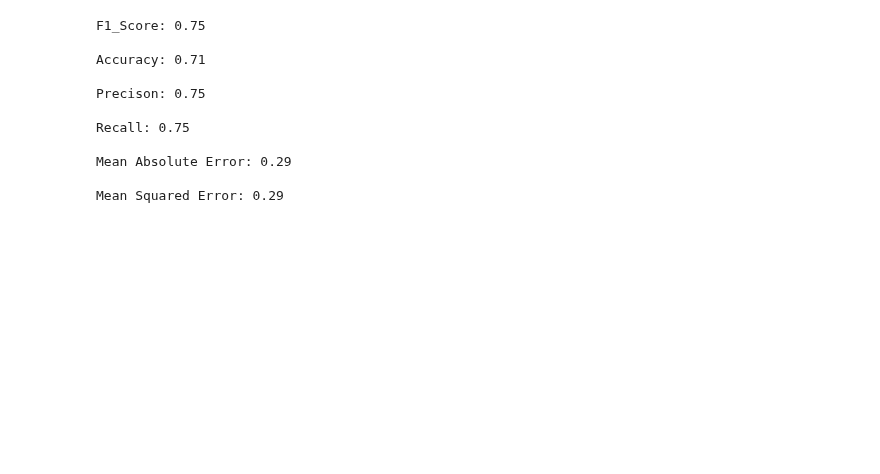
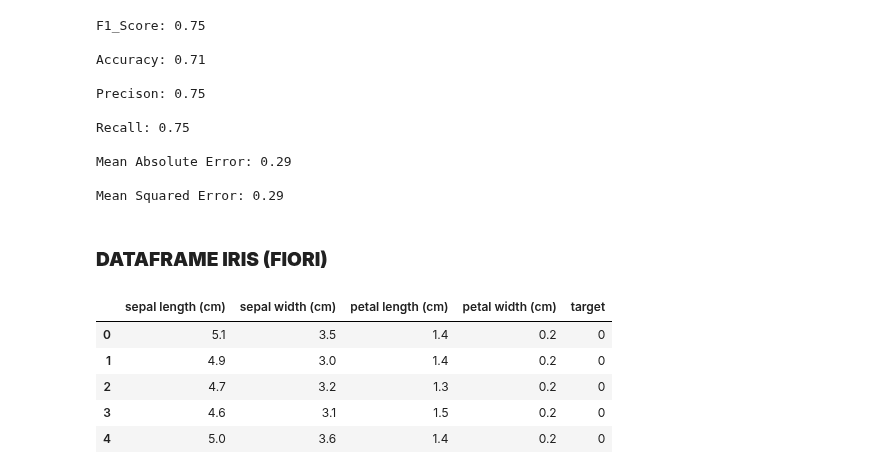
Before and after one commit to FabioBiit/ML_SCRIPTS, a Jupyter notebook: NOTEBOOKS/ML_NOTEBOOK.ipynb, the cells around one changed output. Cells and saved outputs as stored; diff of their text form; code cells hidden in the pictures; blank space fills up the shorter version.

```diff
--- a/NOTEBOOKS/ML_NOTEBOOK.ipynb
+++ b/NOTEBOOKS/ML_NOTEBOOK.ipynb
@@ -50,3 +50,40 @@ Recall: 0.75
 Mean Absolute Error: 0.29
 
 Mean Squared Error: 0.29
+# %% [markdown]
+### **DATAFRAME IRIS (FIORI)**
+# %%
+# Librerie
+import pandas as pd
+import numpy as np
+import matplotlib.pyplot as plt
+import seaborn as sns
+
+# Funzione che serve ad effettuare la divisione tra train set e test set
+from sklearn.model_selection import train_test_split
+
+# Metriche per definire la qualità del modello generato
+from sklearn.metrics import accuracy_score, mean_squared_error, classification_report
+
+# Seme che garantisce la possibilità di replicare i dati
+random_seed = 42
+
+np.random.seed(random_seed)
+
+# Caricamento Dati
+from sklearn.datasets import load_iris
+iris = load_iris()
+
+# Creazione Dataframe
+df_iris = pd.DataFrame(iris.data, columns=iris.feature_names)
+df_iris['target'] = iris.target
+
+df_iris.head()
+#display(df_iris)
+# %% [output]
+|  | sepal length (cm) | sepal width (cm) | petal length (cm) | petal width (cm) | target |
+| 0 | 5.1 | 3.5 | 1.4 | 0.2 | 0 |
+| 1 | 4.9 | 3.0 | 1.4 | 0.2 | 0 |
+| 2 | 4.7 | 3.2 | 1.3 | 0.2 | 0 |
+| 3 | 4.6 | 3.1 | 1.5 | 0.2 | 0 |
+| 4 | 5.0 | 3.6 | 1.4 | 0.2 | 0 |
```
Also changed, not shown: parts of 3 cells of this notebook.
